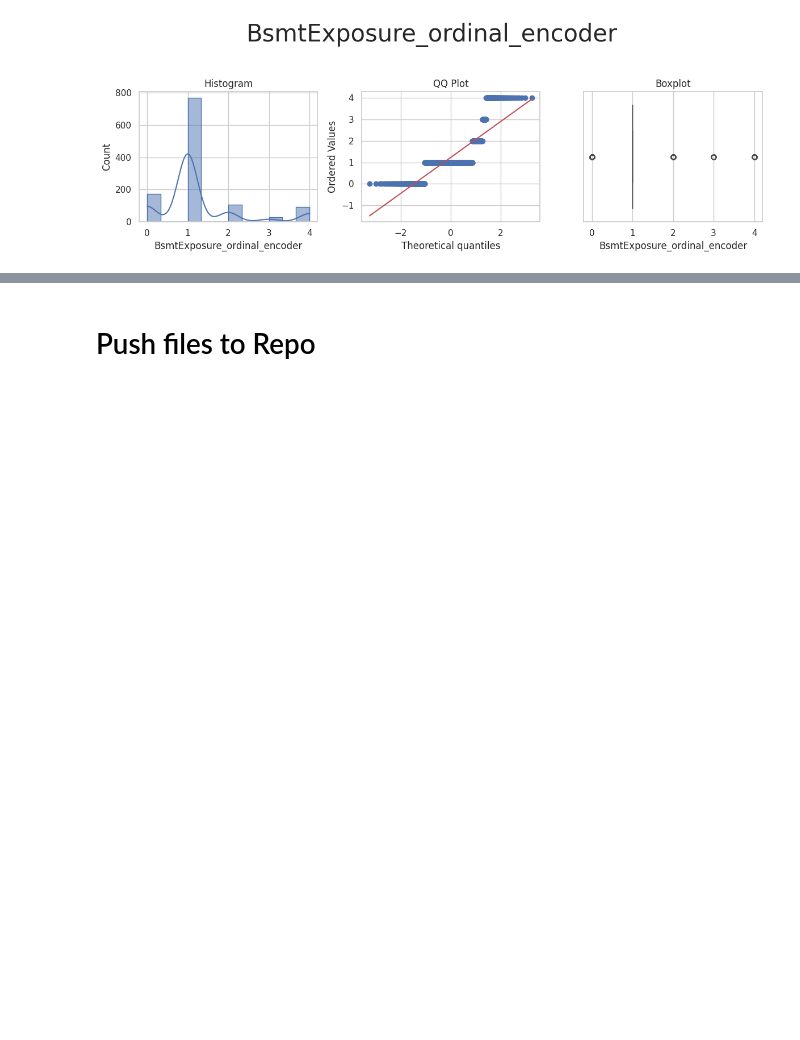
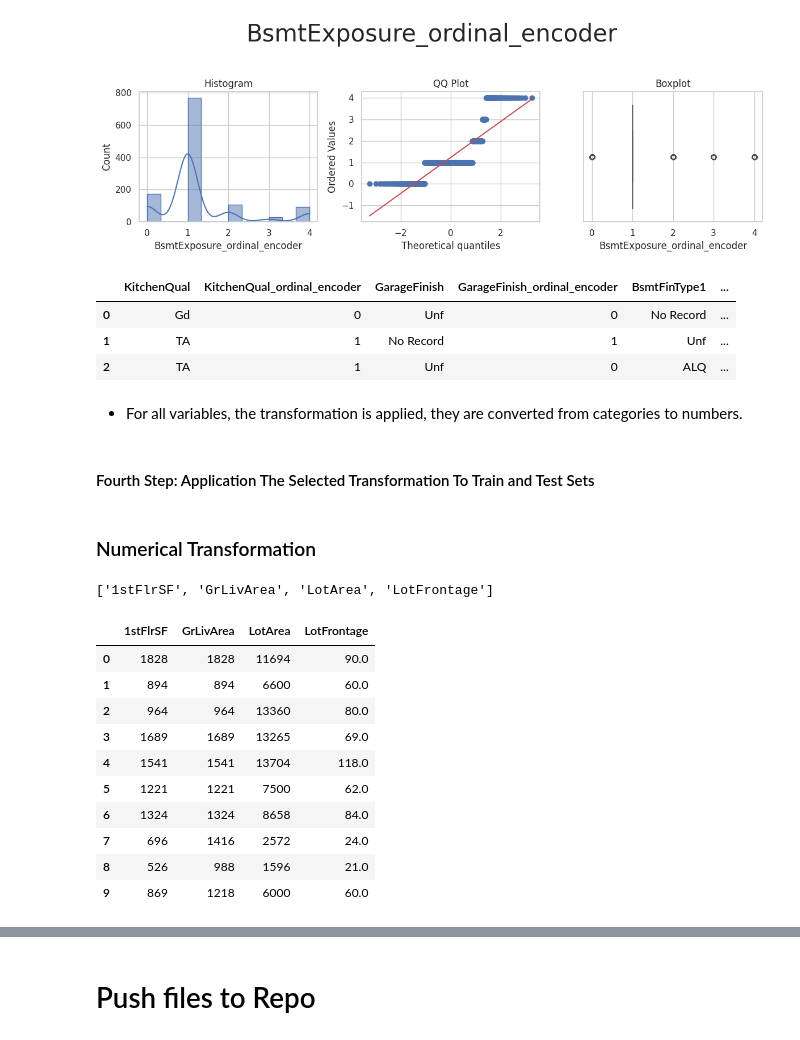
Before and after one commit to aksurcos/P5-Heritage-Housing, a Jupyter notebook: jupyter_notebooks/04_feature_engineering.ipynb, the cells around one changed output, grey strips where cells are left out. Saved outputs shown, nothing was run; the diff lists cells and outputs as text; code cells hidden in the pictures; blank space fills up the shorter version.

```diff
--- a/jupyter_notebooks/04_feature_engineering.ipynb
+++ b/jupyter_notebooks/04_feature_engineering.ipynb
@@ -390,3 +390,14 @@ df_engineering = FeatureEngineeringAnalysis(df=df_engineering, analysis_type='or
 * Applied transformation: ['BsmtExposure_ordinal_encoder']
 [figure]
 [figure]
+# %%
+df_engineering.head(3)
+# %% [output]
+|  | KitchenQual | KitchenQual_ordinal_encoder | GarageFinish | GarageFinish_ordinal_encoder | BsmtFinType1 | ... |
+| 0 | Gd | 0 | Unf | 0 | No Record | ... |
+| 1 | TA | 1 | No Record | 1 | Unf | ... |
+| 2 | TA | 1 | Unf | 0 | ALQ | ... |
+# %% [markdown]
+- For all variables, the transformation is applied, they are converted from categories to numbers.
+# %% [markdown]
+#### Fourth Step: Application The Selected Transformation To Train and Test Sets
@@ -392,0 +408,22 @@ df_engineering = FeatureEngineeringAnalysis(df=df_engineering, analysis_type='or
+# %% [markdown]
+### Numerical Transformation
+# %%
+variables_engineering = ['1stFlrSF', 'GrLivArea', 'LotArea', 'LotFrontage']
+variables_engineering
+# %% [output]
+['1stFlrSF', 'GrLivArea', 'LotArea', 'LotFrontage']
+# %%
+df_engineering = TrainSet[variables_engineering].copy()
+df_engineering.head(10)
+# %% [output]
+|  | 1stFlrSF | GrLivArea | LotArea | LotFrontage |
+| 0 | 1828 | 1828 | 11694 | 90.0 |
+| 1 | 894 | 894 | 6600 | 60.0 |
+| 2 | 964 | 964 | 13360 | 80.0 |
+| 3 | 1689 | 1689 | 13265 | 69.0 |
+| 4 | 1541 | 1541 | 13704 | 118.0 |
+| 5 | 1221 | 1221 | 7500 | 62.0 |
+| 6 | 1324 | 1324 | 8658 | 84.0 |
+| 7 | 696 | 1416 | 2572 | 24.0 |
+| 8 | 526 | 988 | 1596 | 21.0 |
+| 9 | 869 | 1218 | 6000 | 60.0 |
```
Also changed, not shown: parts of 3 cells of this notebook.
